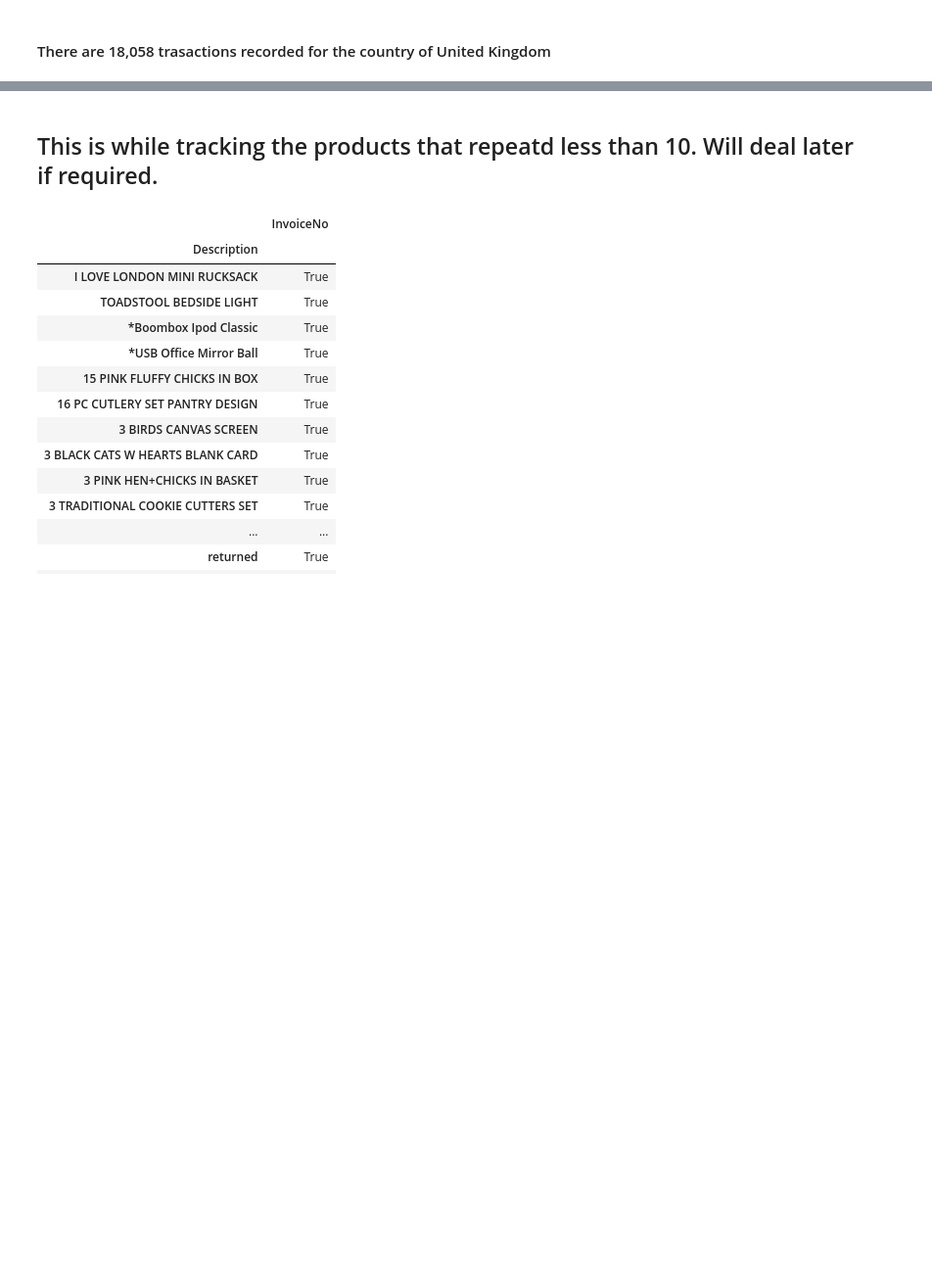
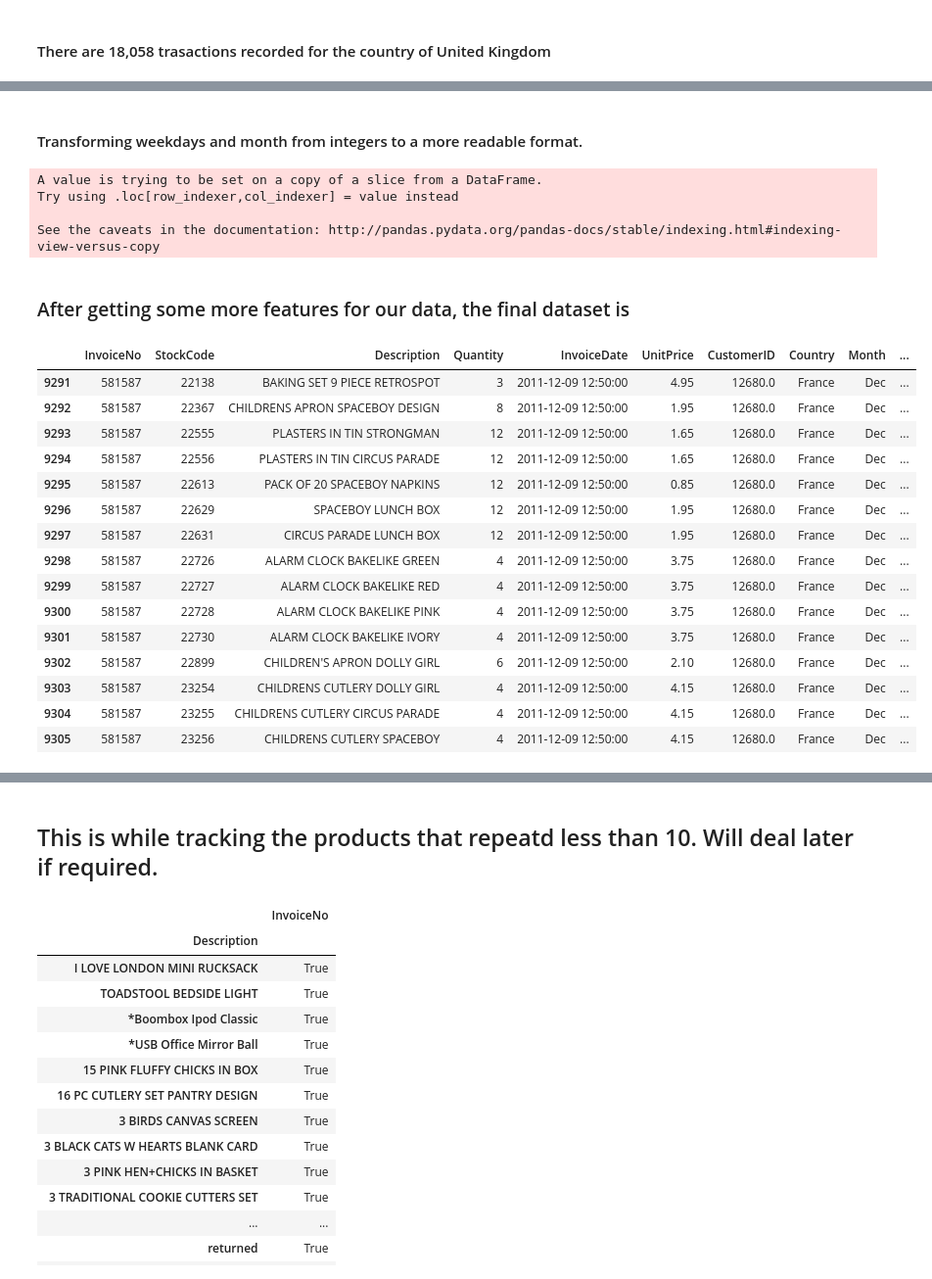
Before and after one commit to RutanshuDesai/Data-Analysis-Market-Basket-Analysis, a Jupyter notebook: Zappos Data Analytics.ipynb, the cells around one changed output, grey strips where cells are left out. Shown: that part at 98% size. Drawn from its saved outputs; the diff is of its cells as text; code cells hidden in the pictures; blank space fills up the shorter version.

```diff
--- a/Zappos Data Analytics.ipynb
+++ b/Zappos Data Analytics.ipynb
@@ -681,0 +945,2 @@ rules_uk.sort_values('lift', ascending=False).head(10)
+# %%
+df_2['Month'] = df_2['InvoiceDate'].apply(lambda x: x.month)
@@ -681,0 +962,4 @@ rules_uk.sort_values('lift', ascending=False).head(10)
+# %%
+df_2['Year'] = df_2['InvoiceDate'].apply(lambda x: x.year)
+df_2['Weekday'] = df_2['InvoiceDate'].apply(lambda x: x.weekday())
+df_2['Hour_of_Purchase'] = df_2['InvoiceDate'].apply(lambda x: x.hour)
@@ -681,0 +982,31 @@ rules_uk.sort_values('lift', ascending=False).head(10)
+# %% [markdown]
+#### Transforming weekdays and month from integers to a more readable format.
+# %%
+df_2['Weekday']=df_2['Weekday'].map({0:'Mon',1:'Tue',2:'Wed',3:'Thu',4:'Fri',5:'Sat',6:'Sun'})
+df_2['Month']=df_2['Month'].map({1:'Jan',2:'Feb',3:'Mar',4:'Apr',5:'May',6:'June', 7:'July',8:'Aug',9:'Sept',10:'Oct',11:'Nov',12:'Dec'})
+# %% [output]
+A value is trying to be set on a copy of a slice from a DataFrame.
+Try using .loc[row_indexer,col_indexer] = value instead
+
+See the caveats in the documentation: http://pandas.pydata.org/pandas-docs/stable/indexing.html#indexing-view-versus-copy
+# %% [markdown]
+### After getting some more features for our data, the final dataset is
+# %%
+df_2.head(15)
+# %% [output]
+|  | InvoiceNo | StockCode | Description | Quantity | InvoiceDate | UnitPrice | CustomerID | Country | Month | ... |
+| 9291 | 581587 | 22138 | BAKING SET 9 PIECE RETROSPOT | 3 | 2011-12-09 12:50:00 | 4.95 | 12680.0 | France | Dec | ... |
+| 9292 | 581587 | 22367 | CHILDRENS APRON SPACEBOY DESIGN | 8 | 2011-12-09 12:50:00 | 1.95 | 12680.0 | France | Dec | ... |
+| 9293 | 581587 | 22555 | PLASTERS IN TIN STRONGMAN | 12 | 2011-12-09 12:50:00 | 1.65 | 12680.0 | France | Dec | ... |
+| 9294 | 581587 | 22556 | PLASTERS IN TIN CIRCUS PARADE | 12 | 2011-12-09 12:50:00 | 1.65 | 12680.0 | France | Dec | ... |
+| 9295 | 581587 | 22613 | PACK OF 20 SPACEBOY NAPKINS | 12 | 2011-12-09 12:50:00 | 0.85 | 12680.0 | France | Dec | ... |
+| 9296 | 581587 | 22629 | SPACEBOY LUNCH BOX | 12 | 2011-12-09 12:50:00 | 1.95 | 12680.0 | France | Dec | ... |
+| 9297 | 581587 | 22631 | CIRCUS PARADE LUNCH BOX | 12 | 2011-12-09 12:50:00 | 1.95 | 12680.0 | France | Dec | ... |
+| 9298 | 581587 | 22726 | ALARM CLOCK BAKELIKE GREEN | 4 | 2011-12-09 12:50:00 | 3.75 | 12680.0 | France | Dec | ... |
+| 9299 | 581587 | 22727 | ALARM CLOCK BAKELIKE RED | 4 | 2011-12-09 12:50:00 | 3.75 | 12680.0 | France | Dec | ... |
+| 9300 | 581587 | 22728 | ALARM CLOCK BAKELIKE PINK | 4 | 2011-12-09 12:50:00 | 3.75 | 12680.0 | France | Dec | ... |
+| 9301 | 581587 | 22730 | ALARM CLOCK BAKELIKE IVORY | 4 | 2011-12-09 12:50:00 | 3.75 | 12680.0 | France | Dec | ... |
+| 9302 | 581587 | 22899 | CHILDREN'S APRON DOLLY GIRL | 6 | 2011-12-09 12:50:00 | 2.10 | 12680.0 | France | Dec | ... |
+| 9303 | 581587 | 23254 | CHILDRENS CUTLERY DOLLY GIRL | 4 | 2011-12-09 12:50:00 | 4.15 | 12680.0 | France | Dec | ... |
+| 9304 | 581587 | 23255 | CHILDRENS CUTLERY CIRCUS PARADE | 4 | 2011-12-09 12:50:00 | 4.15 | 12680.0 | France | Dec | ... |
+| 9305 | 581587 | 23256 | CHILDRENS CUTLERY SPACEBOY | 4 | 2011-12-09 12:50:00 | 4.15 | 12680.0 | France | Dec | ... |
```
Also changed, not shown: parts of 58 cells of this notebook.
